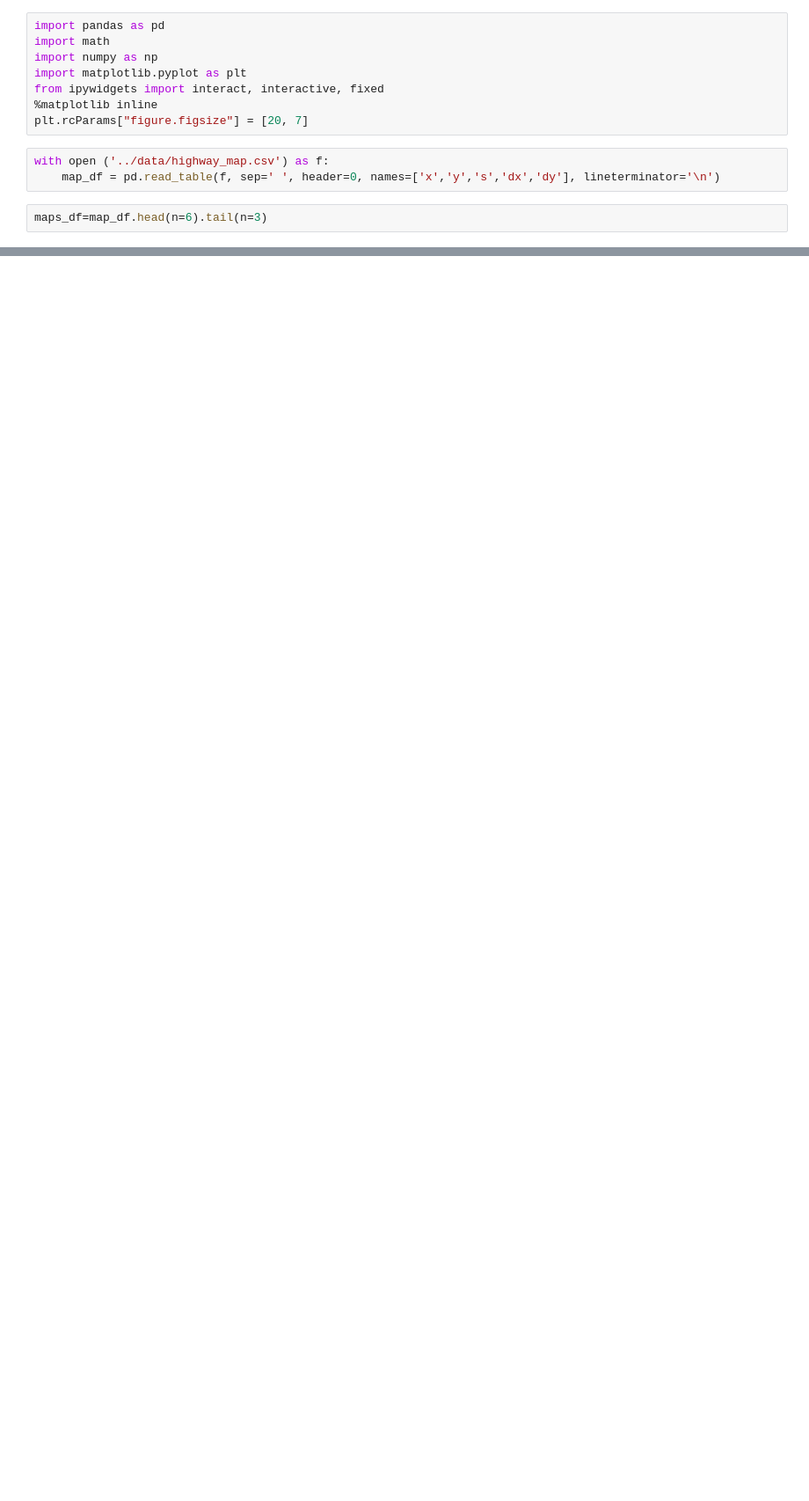
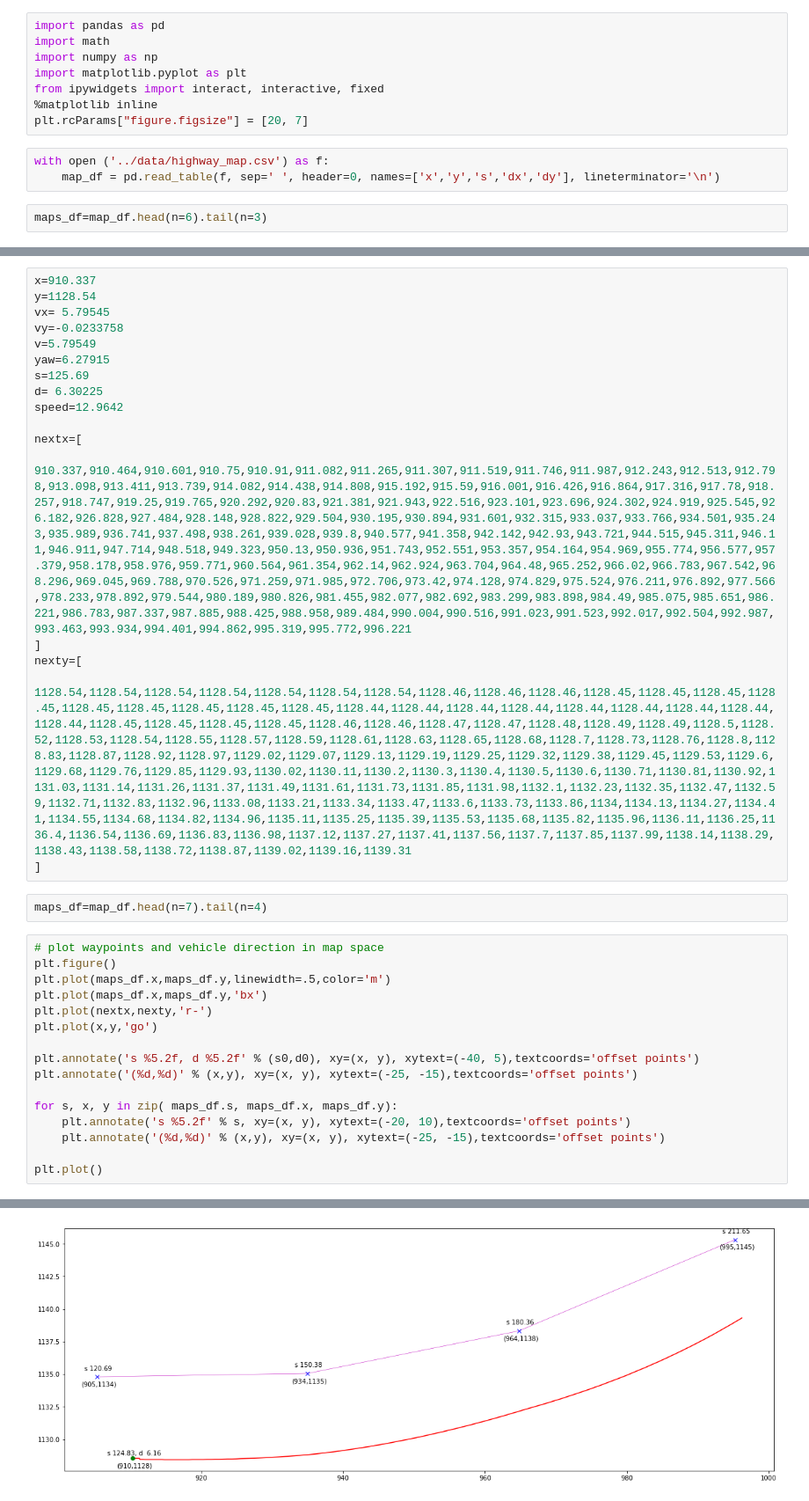
Before and after one commit to hortovanyi/CarND-Path-Planning-Project-JMT, a Jupyter notebook: notebooks/map and waypoint exploration.ipynb, the cells around one changed output, grey strips where cells are left out. Shown: that part at 88% size. Drawn from its saved outputs; the diff is of its cells as text; blank space fills up the shorter version.

```diff
--- a/notebooks/map and waypoint exploration.ipynb
+++ b/notebooks/map and waypoint exploration.ipynb
@@ -101,0 +128,36 @@ plt.plot()
+# %%
+x=910.337
+y=1128.54
+vx= 5.79545
+vy=-0.0233758
+v=5.79549
+yaw=6.27915
+s=125.69
+d= 6.30225
+speed=12.9642
+
+nextx=[
+     910.337,910.464,910.601,910.75,910.91,911.082,911.265,911.307,911.519,911.746,911.987,912.243,912.513,912.798,913.098,913.411,913.739,914.082,914.438,914.808,915.192,915.59,916.001,916.426,916.864,917.316,917.78,918.257,918.747,919.25,919.765,920.292,920.83,921.381,921.943,922.516,923.101,923.696,924.302,924.919,925.545,926.182,926.828,927.484,928.148,928.822,929.504,930.195,930.894,931.601,932.315,933.037,933.766,934.501,935.243,935.989,936.741,937.498,938.261,939.028,939.8,940.577,941.358,942.142,942.93,943.721,944.515,945.311,946.11,946.911,947.714,948.518,949.323,950.13,950.936,951.743,952.551,953.357,954.164,954.969,955.774,956.577,957.379,958.178,958.976,959.771,960.564,961.354,962.14,962.924,963.704,964.48,965.252,966.02,966.783,967.542,968.296,969.045,969.788,970.526,971.259,971.985,972.706,973.42,974.128,974.829,975.524,976.211,976.892,977.566,978.233,978.892,979.544,980.189,980.826,981.455,982.077,982.692,983.299,983.898,984.49,985.075,985.651,986.221,986.783,987.337,987.885,988.425,988.958,989.484,990.004,990.516,991.023,991.523,992.017,992.504,992.987,993.463,993.934,994.401,994.862,995.319,995.772,996.221
+]
+nexty=[
+    1128.54,1128.54,1128.54,1128.54,1128.54,1128.54,1128.54,1128.46,1128.46,1128.46,1128.45,1128.45,1128.45,1128.45,1128.45,1128.45,1128.45,1128.45,1128.45,1128.44,1128.44,1128.44,1128.44,1128.44,1128.44,1128.44,1128.44,1128.44,1128.45,1128.45,1128.45,1128.45,1128.46,1128.46,1128.47,1128.47,1128.48,1128.49,1128.49,1128.5,1128.52,1128.53,1128.54,1128.55,1128.57,1128.59,1128.61,1128.63,1128.65,1128.68,1128.7,1128.73,1128.76,1128.8,1128.83,1128.87,1128.92,1128.97,1129.02,1129.07,1129.13,1129.19,1129.25,1129.32,1129.38,1129.45,1129.53,1129.6,1129.68,1129.76,1129.85,1129.93,1130.02,1130.11,1130.2,1130.3,1130.4,1130.5,1130.6,1130.71,1130.81,1130.92,1131.03,1131.14,1131.26,1131.37,1131.49,1131.61,1131.73,1131.85,1131.98,1132.1,1132.23,1132.35,1132.47,1132.59,1132.71,1132.83,1132.96,1133.08,1133.21,1133.34,1133.47,1133.6,1133.73,1133.86,1134,1134.13,1134.27,1134.41,1134.55,1134.68,1134.82,1134.96,1135.11,1135.25,1135.39,1135.53,1135.68,1135.82,1135.96,1136.11,1136.25,1136.4,1136.54,1136.69,1136.83,1136.98,1137.12,1137.27,1137.41,1137.56,1137.7,1137.85,1137.99,1138.14,1138.29,1138.43,1138.58,1138.72,1138.87,1139.02,1139.16,1139.31
+]
+# %%
+maps_df=map_df.head(n=7).tail(n=4)
+# %%
+# plot waypoints and vehicle direction in map space
+plt.figure()
+plt.plot(maps_df.x,maps_df.y,linewidth=.5,color='m')
+plt.plot(maps_df.x,maps_df.y,'bx')
+plt.plot(nextx,nexty,'r-')
+plt.plot(x,y,'go')
+
+plt.annotate('s %5.2f, d %5.2f' % (s0,d0), xy=(x, y), xytext=(-40, 5),textcoords='offset points')
+plt.annotate('(%d,%d)' % (x,y), xy=(x, y), xytext=(-25, -15),textcoords='offset points')
+
+for s, x, y in zip( maps_df.s, maps_df.x, maps_df.y):
+    plt.annotate('s %5.2f' % s, xy=(x, y), xytext=(-20, 10),textcoords='offset points')
+    plt.annotate('(%d,%d)' % (x,y), xy=(x, y), xytext=(-25, -15),textcoords='offset points')
+
+plt.plot()
+# %% [output]
@@ -101,0 +165 @@ plt.plot()
+[figure, added]
```
Also changed, not shown: parts of 12 cells of this notebook, 6 other files.
